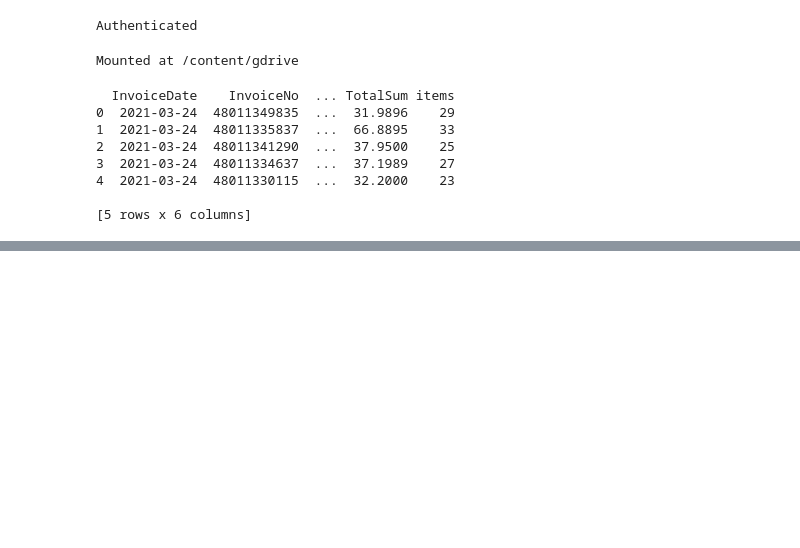
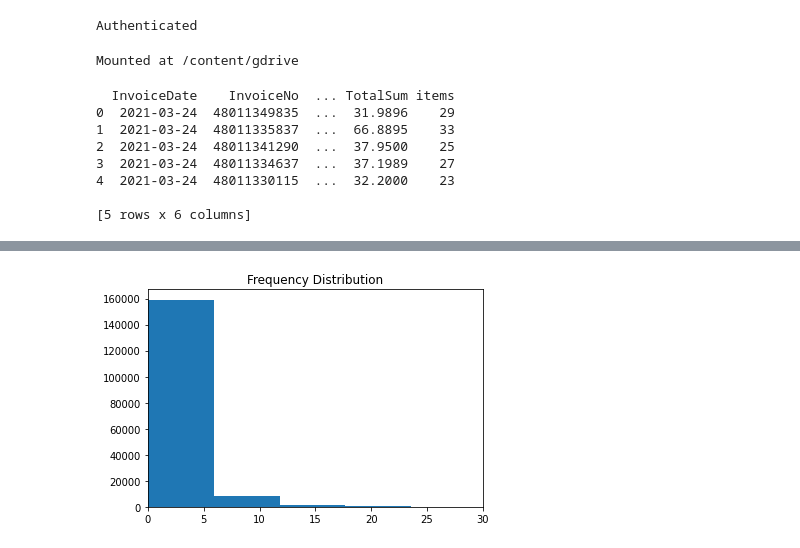
Before and after one commit to SammyKen18/SammyKen18, a Jupyter notebook: RFM.ipynb, the cells around one changed output, grey strips where cells are left out. Saved outputs shown, nothing was run; the diff lists cells and outputs as text; code cells hidden in the pictures; blank space fills up the shorter version.

```diff
--- a/RFM.ipynb
+++ b/RFM.ipynb
@@ -36,4 +36,6 @@ dataframe = (
     .result()
     .to_dataframe()
 )
+# %%
+rfm = dataframe
 # %%
@@ -49,0 +66,19 @@ print(dataframe.head())
+# %%
+# Convert InvoiceDate from object to datetime format
+rfm['InvoiceDate'] = pd.to_datetime(rfm['InvoiceDate'])
+# %%
+# --Group data by customerID--
+# Create TotalSum column for online dataset- if data in unit price ad quantity
+rfm['TotalSum'] = rfm['TotalSum']
+# Create snapshot date
+snapshot_date = rfm['InvoiceDate'].max() + timedelta(days=1)
+print(snapshot_date)
+# Grouping by CustomerID
+data_process = rfm.groupby(['CustomerID']).agg({
+        'InvoiceDate': lambda x: (snapshot_date - x.max()).days,
+        'InvoiceNo': 'count',
+        'TotalSum': 'sum'})
+# Rename the columns
+data_process.rename(columns={'InvoiceDate': 'Recency',
+                         'InvoiceNo': 'Frequency',
+                         'TotalSum': 'MonetaryValue'}, inplace=True)
@@ -49,0 +101,9 @@ print(dataframe.head())
+# %%
+# CREATING FREQUENCY FEATURE ALONG WITH ITS DISTRIBUTION PLOT
+frequency  = pd.DataFrame(rfm.groupby('CustomerID').count()['InvoiceNo']).reset_index().rename(columns={'InvoiceNo':'Frequency'})
+plt.title('Frequency Distribution')
+plt.hist(frequency['Frequency'],bins=10)
+plt.xlim(0,30)
+plt.show()
+# %% [output]
+[figure, added]
```
Also changed, not shown: parts of 26 cells of this notebook.
